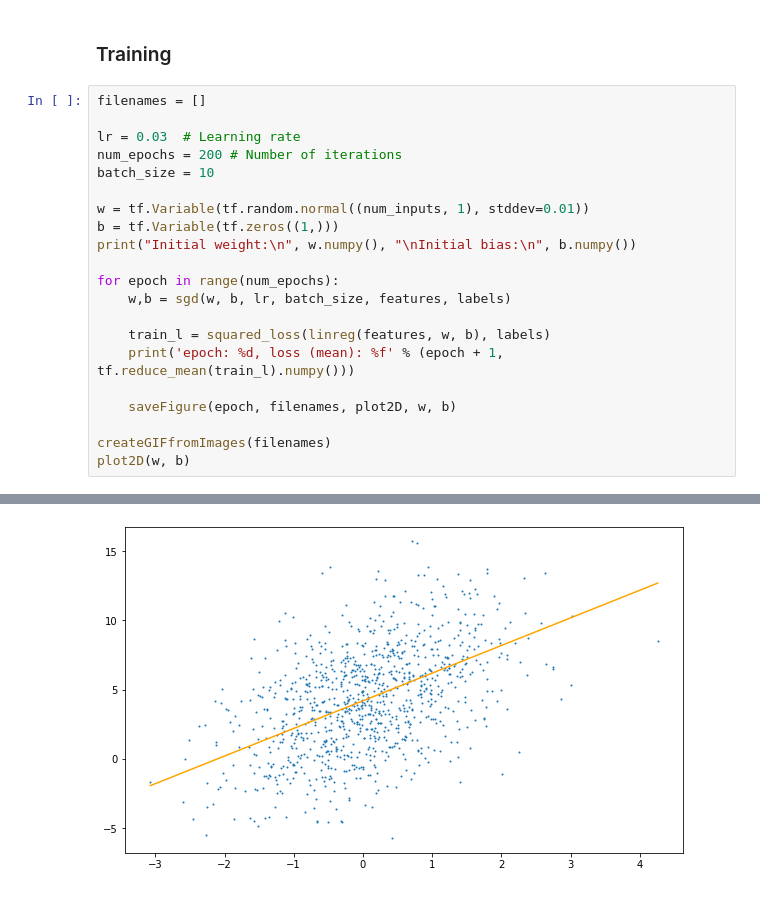
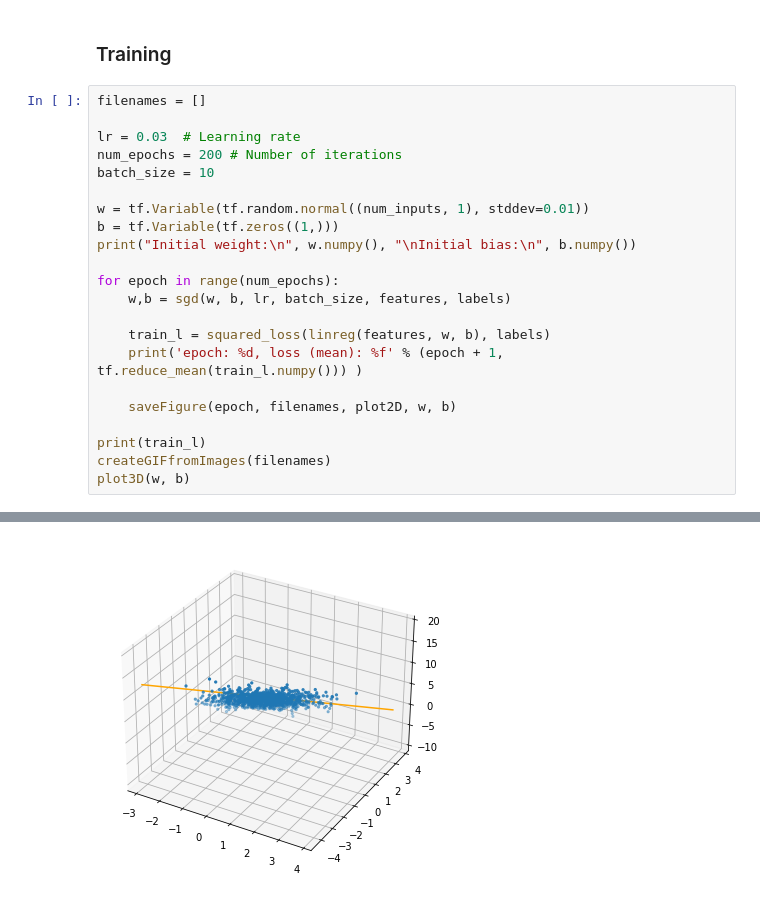
Before and after one commit to StrangeGirlMurph/ml-playground, a Jupyter notebook: 02-LinearRegression/linearRegressionFromScratch.ipynb, the cells around one changed output, grey strips where cells are left out. Drawn from its saved outputs; the diff is of its cells as text.

```diff
--- a/02-LinearRegression/linearRegressionFromScratch.ipynb
+++ b/02-LinearRegression/linearRegressionFromScratch.ipynb
@@ -161,11 +162,12 @@ for epoch in range(num_epochs):
     w,b = sgd(w, b, lr, batch_size, features, labels)
 
     train_l = squared_loss(linreg(features, w, b), labels)
-    print('epoch: %d, loss (mean): %f' % (epoch + 1, tf.reduce_mean(train_l).numpy()))
+    print('epoch: %d, loss (mean): %f' % (epoch + 1, tf.reduce_mean(train_l.numpy())) )
 
     saveFigure(epoch, filenames, plot2D, w, b)
 
+print(train_l)
 createGIFfromImages(filenames)
-plot2D(w, b)
+plot3D(w, b)
 # %% [output]
 Initial weight:
@@ -188,4 +190,4 @@ epoch: 200, loss (mean): 0.000105
-[figure, old version]
+[figure, new version]
 # %%
 print('Error in estimating w:\n', (true_w - w).numpy())
 print('Error in estimating b:\n', (true_b - b).numpy())
```
Also changed, not shown: parts of 9 cells of this notebook, 1 other file.
